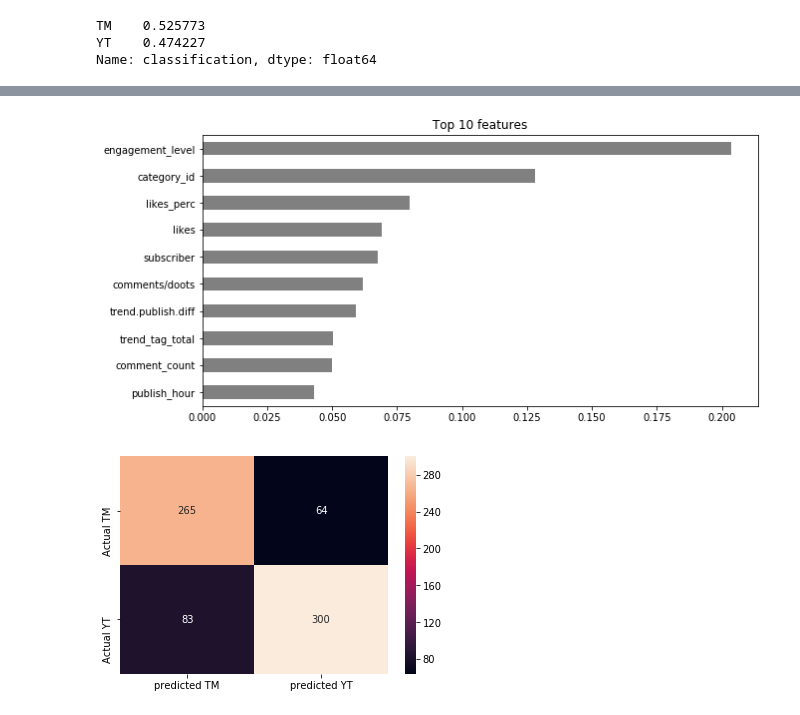
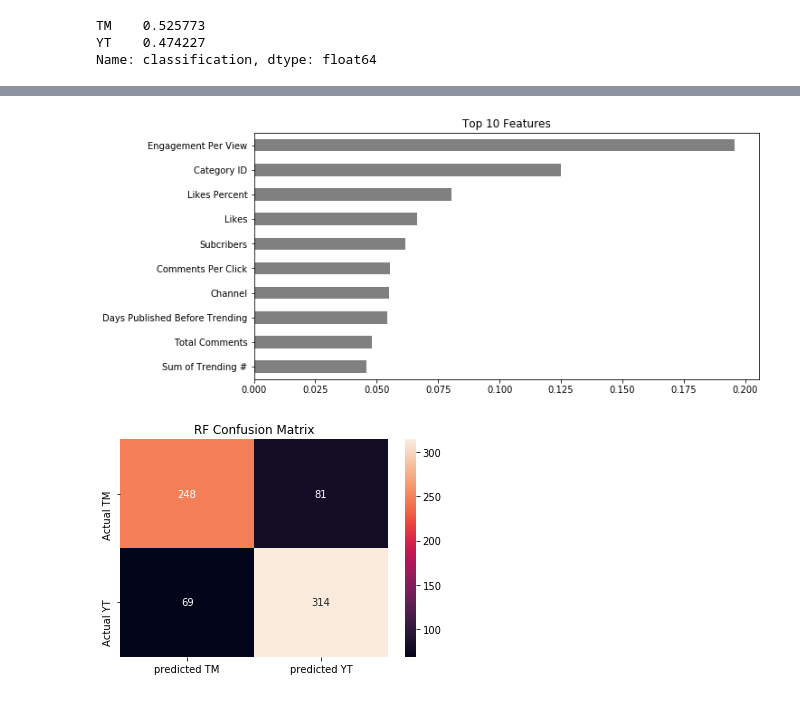
Before and after one commit to StevenMElliott/youtube-trending-classification, a Jupyter notebook: YouTube_Trending_Classification.ipynb, the cells around one changed output, grey strips where cells are left out. Drawn from its saved outputs; the diff is of its cells as text; code cells hidden in the pictures.

Commit message:
Now with more visualizations

```diff
--- a/YouTube_Trending_Classification.ipynb
+++ b/YouTube_Trending_Classification.ipynb
@@ -79,7 +63,7 @@ sns.distplot(df['tags_count'])
 <matplotlib.axes._subplots.AxesSubplot at 0x...>
 [figure]
 # %%
-trend_class = pd.read_csv('Trending CrowdSourced Classification.csv')
+trend_class = pd.read_csv('https://raw.githubusercontent.com/StevenMElliott/youtube-trending-classification/master/Trending%20CrowdSourced%20Classification.csv')
 t_class = trend_class.drop(['Unnamed: 2','Unnamed: 3', 'Unnamed: 4', 'Unnamed: 5', 'Unnamed: 6'], axis=1)
 t_class = t_class.dropna()
 t_class = t_class.rename(columns={'channel': 'channel_title'})
@@ -176,16 +158,27 @@ def wrangle(X):
 
   #engagement column
   #note the +1's are to prevent dividing by 0 and ending the universe.
-  X['engagement_level'] = X['views'] / (X['likes'] +
-                                        X['dislikes'] +
-                                        X['comment_count'] + 1)
+  X['Engagement Per View'] =  (X['likes'] +
+                               X['dislikes'] +
+                               X['comment_count'] + 1) / X['views']
   #possitive reception
-  X['likes_perc'] = X['likes'] / (X['likes'] +
+  X['Likes Percent'] = X['likes'] / (X['likes'] +
                                   X['dislikes'] + 1)
 
   #hard engagement - How many comments are recieved vs likes/dislikes
-  X['comments/doots'] = X['comment_count'] / (X['likes'] +
+  X['Comments Per Click'] = X['comment_count'] / (X['likes'] +
                                              X['dislikes'] + 1)
+  #Rename the columns
+  X = X.rename(columns={'publish_hour': 'Hour Published',
+                        'category_id': 'Category ID',
+                        'channel_title': 'Channel',
+                        'comment_count': 'Total Comments',
+                        'subscriber': 'Subcribers',
+                        'views': 'Views',
+                        'likes': 'Likes',
+                        'dislikes': 'Dislikes',
+                        'trend.publish.diff': 'Days Published Before Trending',
+                        'trend_tag_total': 'Sum of Trending #'})
 
   X = X.dropna()
   return(X)
@@ -232,7 +202,7 @@ from sklearn.ensemble import RandomForestClassifier
 # %%
-train = train.dropna()
-df.dropna()
-test = test.dropna();
+# train = train.dropna()
+# df.dropna()
+# test = test.dropna();
 # %%
 # The 'show_made_flag' column is the target
 target = 'classification'
@@ -247,7 +217,7 @@ numeric_features = train_features.select_dtypes(include='number').columns.tolist
 cardinality = train_features.select_dtypes(exclude='number').nunique()
 
 # Get a list of all categorical features with cardinality <= 50
-categorical_features = cardinality[cardinality <= 50].index.tolist()
+categorical_features = cardinality[cardinality <= 5000].index.tolist()
 
 # Combine the lists
 features = numeric_features + categorical_features
@@ -314,15 +284,15 @@ import matplotlib.pyplot as plt
 # %%
 # Get feature importances
 rf = pipeline.named_steps['randomforestclassifier']
 importances = pd.Series(rf.feature_importances_, X_train.columns)
 
-# Plot top 20 feature importances
+# Plot top 5 feature importances
 n = 10
 plt.figure(figsize=(10,n/2))
-plt.title(f'Top {n} features')
+plt.title(f'Top {n} Features')
 importances.sort_values()[-n:].plot.barh(color='grey');
 # %% [output]
-[figure, old version]
+[figure, new version]
 # %%
 from sklearn.utils.multiclass import unique_labels
 from sklearn.metrics import confusion_matrix
@@ -335,9 +305,11 @@ def plot_confusion_matrix(y_true, y_pred):
   return sns.heatmap(table, annot=True, fmt='d')
 # %%
 y_pred = pipeline.predict(X_test)
-plot_confusion_matrix(y_test, y_pred);
+ax = plot_confusion_matrix(y_test, y_pred)
+
+ax.set_title('RF Confusion Matrix');
 # %% [output]
-[figure, old version]
+[figure, new version]
 # %%
 from sklearn.metrics import classification_report
 y_pred = pipeline.predict(X_test)
```
Also changed, not shown: parts of 49 cells of this notebook.
